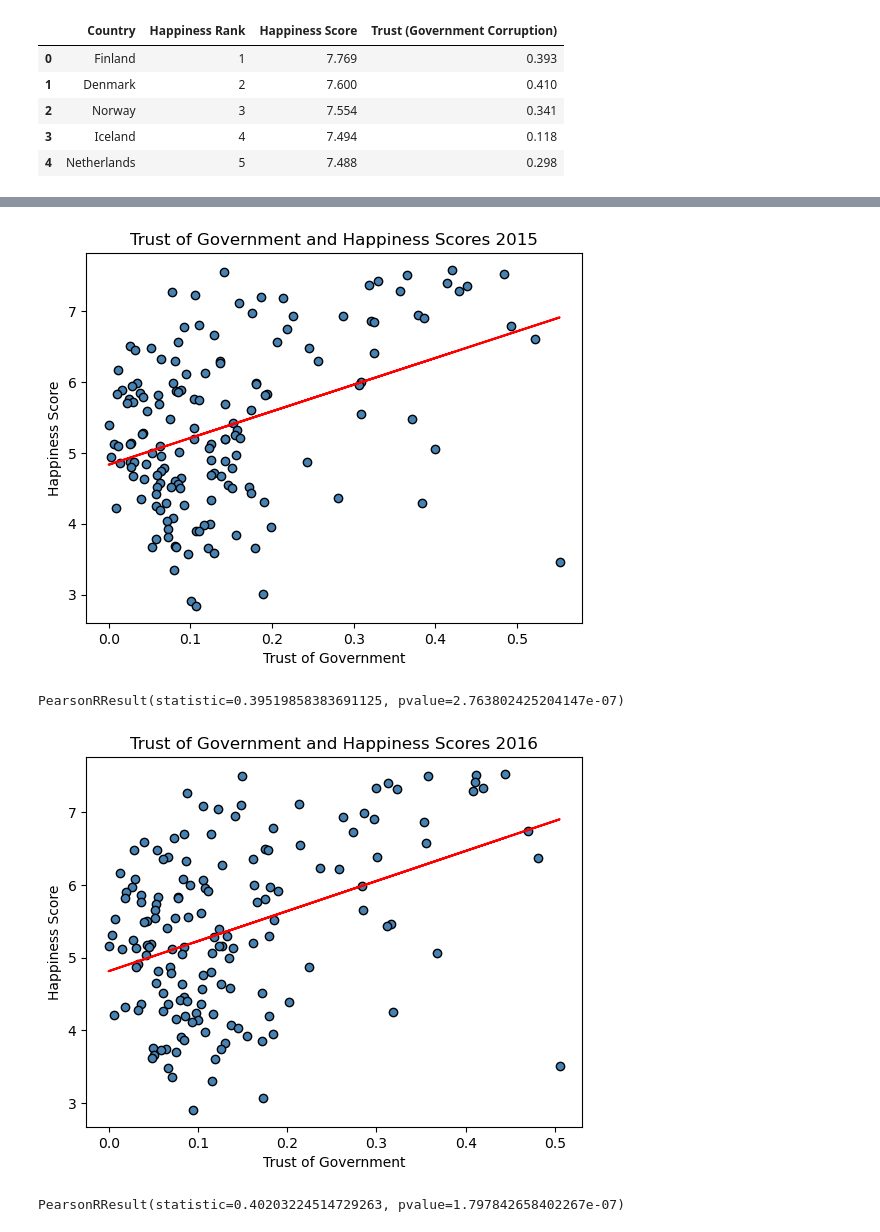
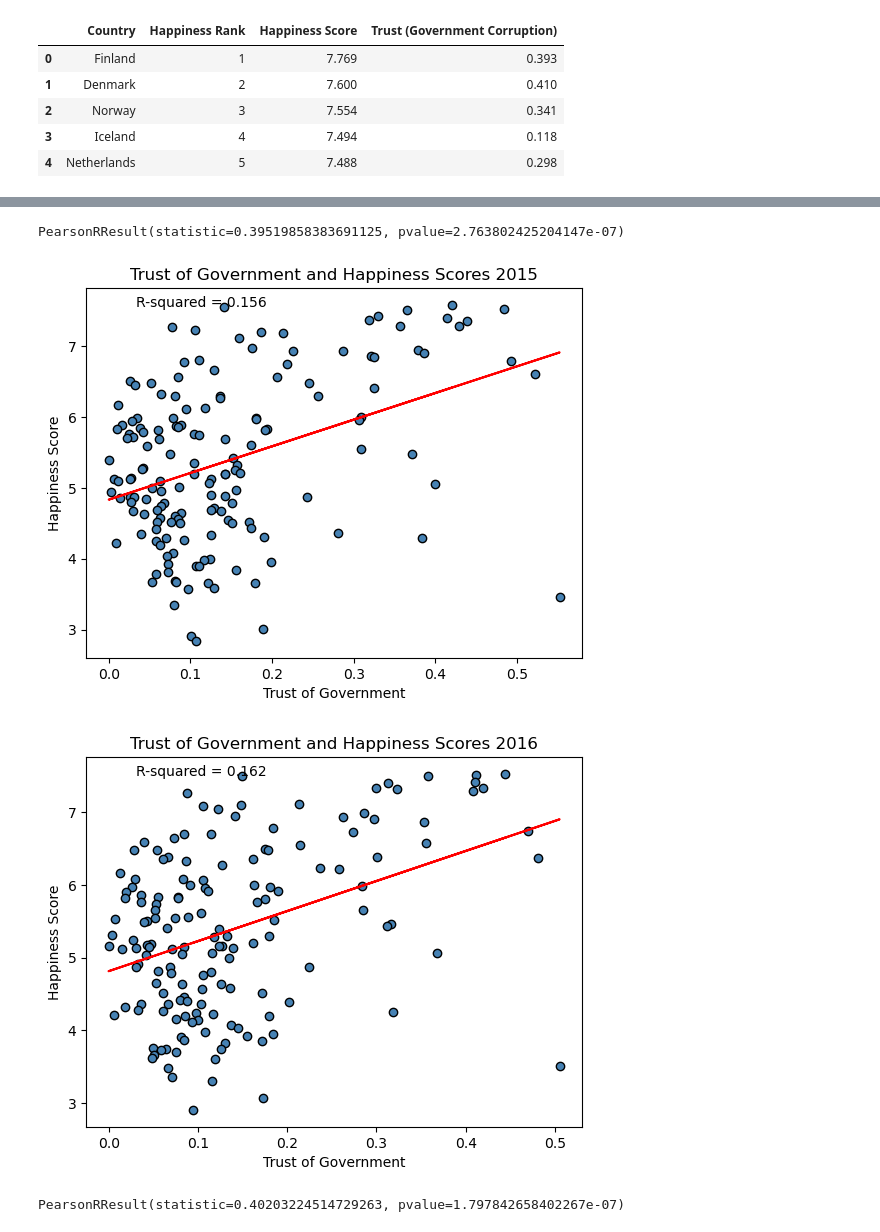
Before and after one commit to speedsk8103/project_1_group_4, a Jupyter notebook: jae_notebook.ipynb, the cells around one changed output, grey strips where cells are left out. Cells and saved outputs as stored; diff of their text form; code cells hidden in the pictures.

```diff
--- a/jae_notebook.ipynb
+++ b/jae_notebook.ipynb
@@ -237,33 +273,37 @@ nine = nine.rename(columns={"Country or region":"Country",
 # %%
 #calculate mean of happiness score and trust in government columns for each year's dataset. include linear regression.
 #2015
 
 x_values = fif_df['Trust (Government Corruption)']
 y_values = fif_df['Happiness Score']
 (slope, intercept, rvalue, pvalue, stderr) = linregress(x_values, y_values)
+fig, ax = plt.subplots()
+r_squared = rvalue ** 2
+ax.text(.1, 0.95, f"R-squared = {r_squared:.3f}", transform=ax.transAxes)
 regress_values = x_values * slope + intercept
 line_eq = "y = " + str(round(slope,2)) + "x + " + str(round(intercept,2))
 plt.scatter(x_values,y_values,edgecolors="black", facecolors="steelblue")
 plt.plot(x_values,regress_values,"r-")
 plt.annotate(line_eq,(5.8,0.8),fontsize=15,color="red")
 plt.title("Trust of Government and Happiness Scores 2015")
 plt.xlabel("Trust of Government")
 plt.ylabel("Happiness Score")
-
 plt.savefig('images/trust_2015.png')
-plt.show()
 # Correlation between Trust of Government/Happiness Score in 2015.
-correlation = st.pearsonr(x_values,y_values)
-correlation
+corr_2015 = st.pearsonr(x_values,y_values)
+corr_2015
 # %% [output]
+PearsonRResult(statistic=0.39519858383691125, pvalue=2.763802425204147e-07)
-[figure, old version]
+[figure, new version]
-PearsonRResult(statistic=0.39519858383691125, pvalue=2.763802425204147e-07)
 # %%
 #calculate mean of happiness score and trust in government columns for each year's dataset. include linear regression.
 #2016
 x_values = six_df['Trust (Government Corruption)']
 y_values = six_df['Happiness Score']
 (slope, intercept, rvalue, pvalue, stderr) = linregress(x_values, y_values)
+fig, ax = plt.subplots()
+r_squared = rvalue ** 2
+ax.text(.1, 0.95, f"R-squared = {r_squared:.3f}", transform=ax.transAxes)
 regress_values = x_values * slope + intercept
 line_eq = "y = " + str(round(slope,2)) + "x + " + str(round(intercept,2))
 plt.scatter(x_values,y_values,edgecolors="black", facecolors="steelblue")
@@ -274,11 +314,11 @@ plt.xlabel("Trust of Government")
 plt.ylabel("Happiness Score")
 plt.savefig('images/trust_2016.png')
 # Correlation between Trust of Government/Happiness Score in 2016.
-correlation = st.pearsonr(x_values,y_values)
+corr_2016 = st.pearsonr(x_values,y_values)
 plt.show()
-correlation
+corr_2016
 # %% [output]
-[figure, old version]
+[figure, new version]
 PearsonRResult(statistic=0.40203224514729263, pvalue=1.797842658402267e-07)
 # %%
 #rename columns of copied datasets for continuity
```
Also changed, not shown: parts of 20 cells of this notebook, 19 other files.
